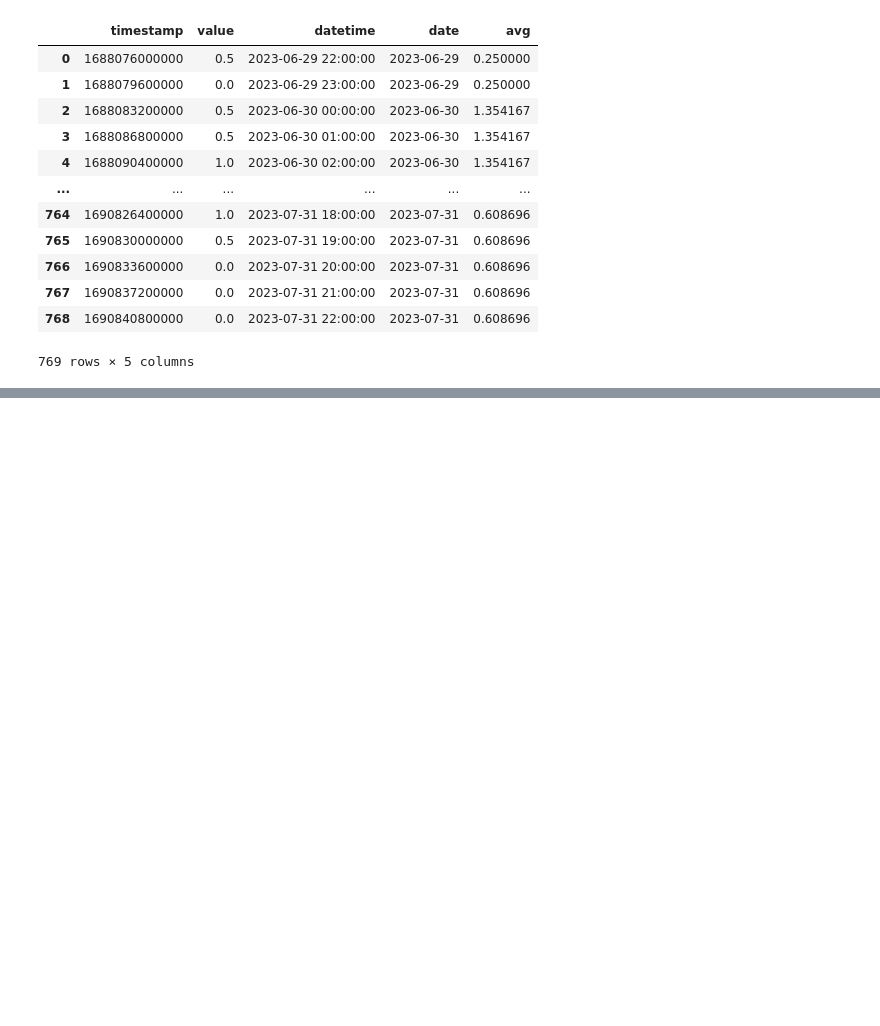
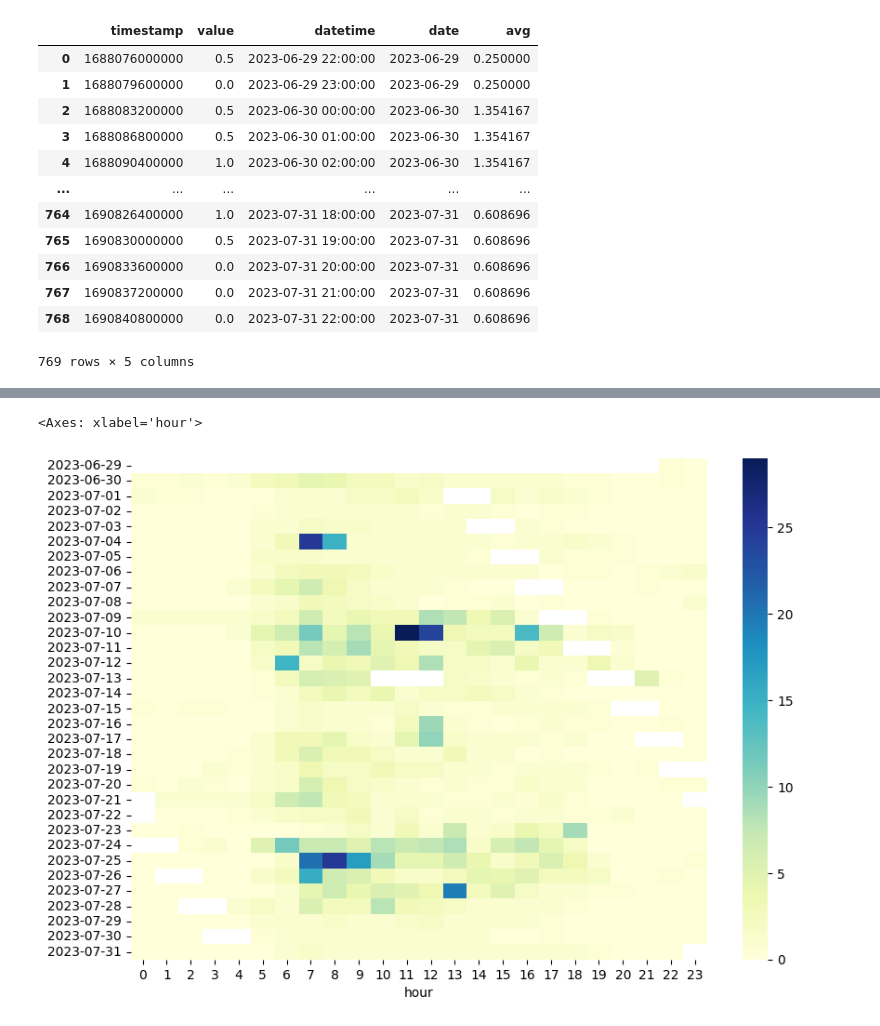
Before and after one commit to paulinedepuydt/data_track_integrated_exercise, a Jupyter notebook: src/plot.ipynb, the cells around one changed output, grey strips where cells are left out. Drawn from its saved outputs; the diff is of its cells as text; code cells hidden in the pictures; blank space fills up the shorter version.

```diff
--- a/src/plot.ipynb
+++ b/src/plot.ipynb
@@ -32,0 +64,6 @@ ts
+# %%
+plt.figure(figsize=(10,7))
+sns.heatmap(daymatrix, cmap="YlGnBu")
+# %% [output]
+<Axes: xlabel='hour'>
+[figure, added]
```
Also changed, not shown: parts of 8 cells of this notebook, 3 other files.
